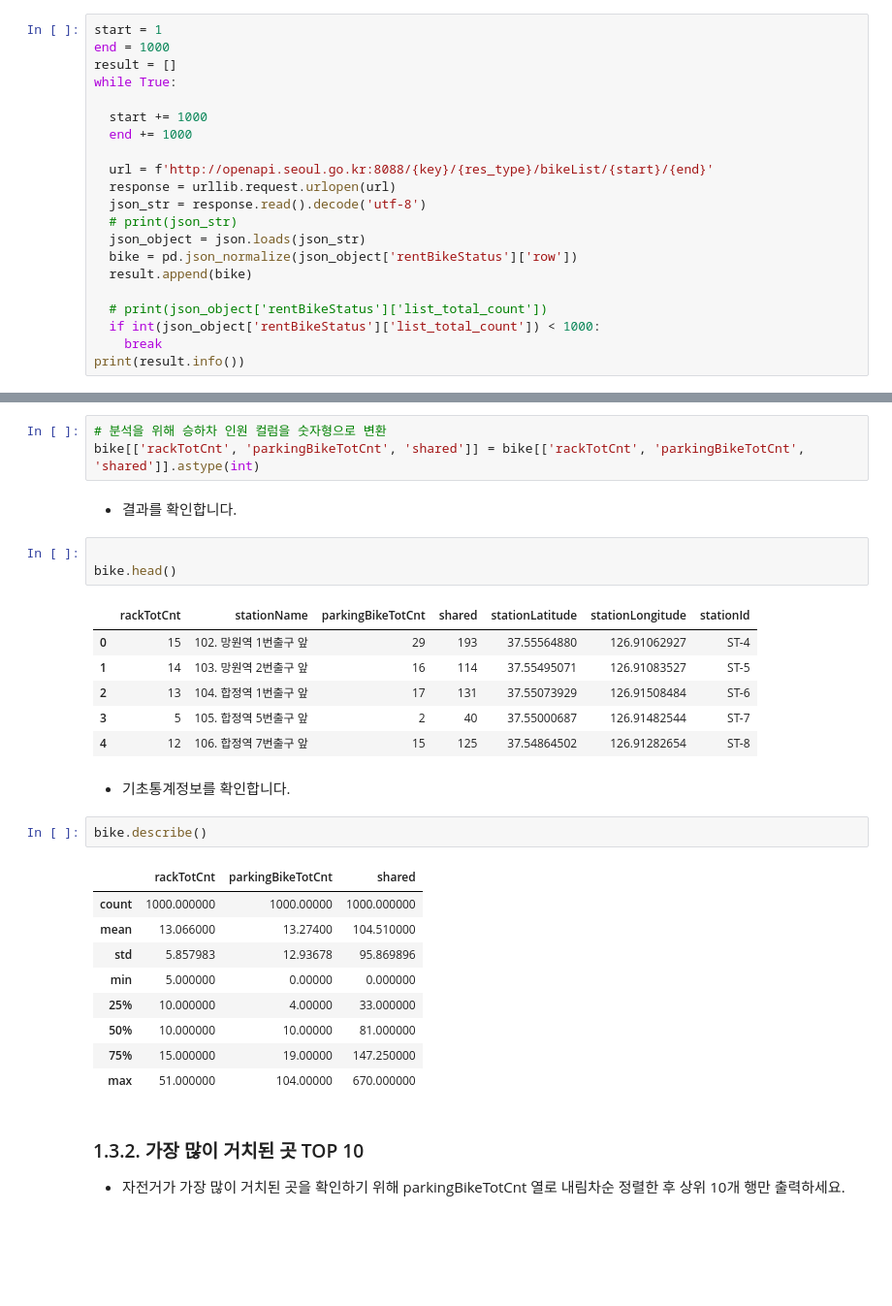
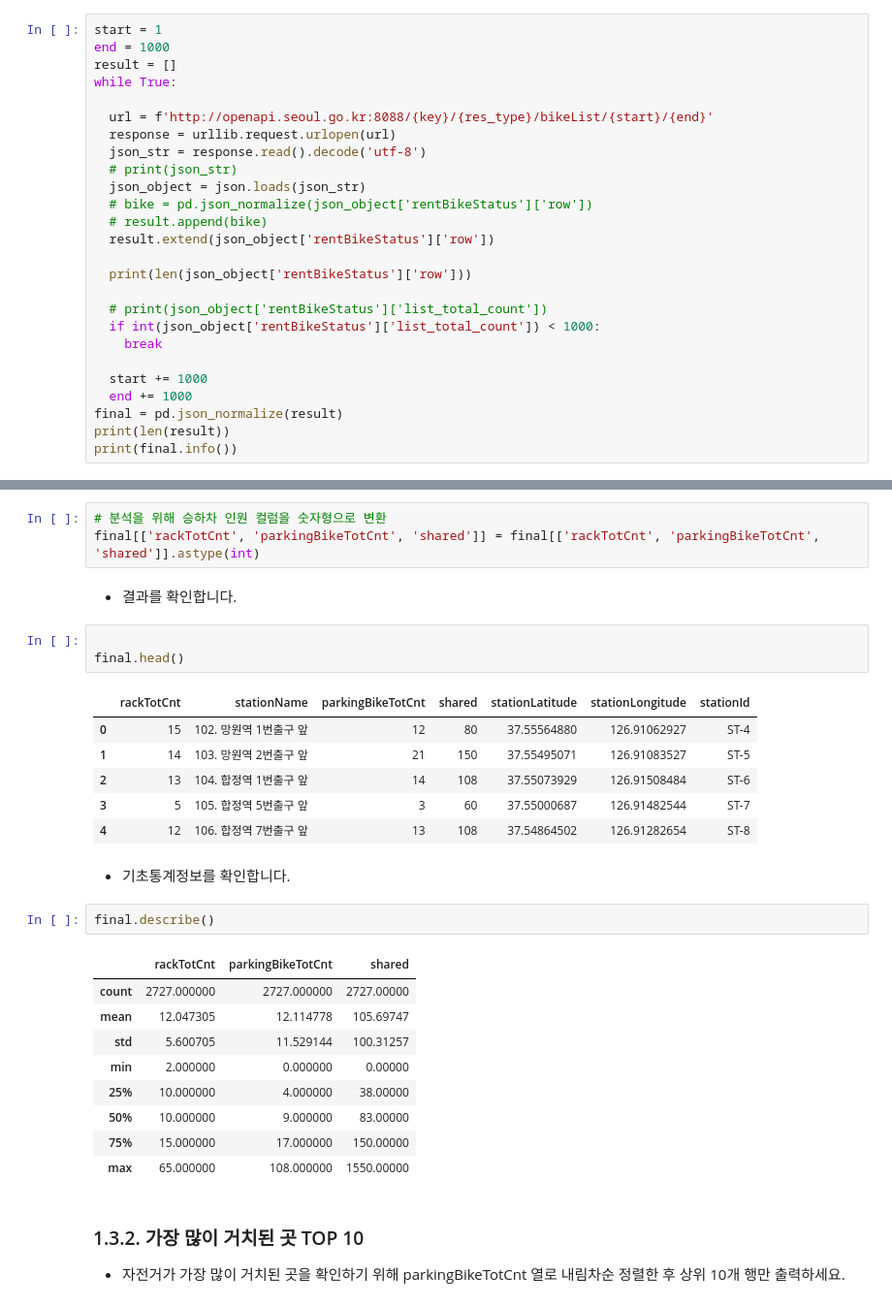
Before and after one commit to jexists/sk_network, a Jupyter notebook: 04.data_collection/50_실습_1/실습01_데이터수집_OpenAPI활용.ipynb, the cells around one changed output, grey strips where cells are left out. Shown at 97% size. Cells and saved outputs as stored; diff of their text form; blank space fills up the shorter version.

```diff
--- a/04.data_collection/50_실습_1/실습01_데이터수집_OpenAPI활용.ipynb
+++ b/04.data_collection/50_실습_1/실습01_데이터수집_OpenAPI활용.ipynb
@@ -62,19 +62,24 @@ end = 1000
 result = []
 while True:
 
-  start += 1000
-  end += 1000
-
   url = f'http://openapi.seoul.go.kr:8088/{key}/{res_type}/bikeList/{start}/{end}'
   response = urllib.request.urlopen(url)
   json_str = response.read().decode('utf-8')
   # print(json_str)
   json_object = json.loads(json_str)
-  bike = pd.json_normalize(json_object['rentBikeStatus']['row'])
-  result.append(bike)
+  # bike = pd.json_normalize(json_object['rentBikeStatus']['row'])
+  # result.append(bike)
+  result.extend(json_object['rentBikeStatus']['row'])
+
+  print(len(json_object['rentBikeStatus']['row']))
 
   # print(json_object['rentBikeStatus']['list_total_count'])
   if int(json_object['rentBikeStatus']['list_total_count']) < 1000:
     break
-print(result.info())
+
+  start += 1000
+  end += 1000
+final = pd.json_normalize(result)
+print(len(result))
+print(final.info())
 # %% [output]
@@ -134,33 +193,33 @@ memory usage: 54.8 KB
 - 구문 예) df['Money'].astype('int')
 # %%
 # 분석을 위해 승하차 인원 컬럼을 숫자형으로 변환
-bike[['rackTotCnt', 'parkingBikeTotCnt', 'shared']] = bike[['rackTotCnt', 'parkingBikeTotCnt', 'shared']].astype(int)
+final[['rackTotCnt', 'parkingBikeTotCnt', 'shared']] = final[['rackTotCnt', 'parkingBikeTotCnt', 'shared']].astype(int)
 # %% [markdown]
 - 결과를 확인합니다.
 # %%
 
-bike.head()
+final.head()
 # %% [output]
 |  | rackTotCnt | stationName | parkingBikeTotCnt | shared | stationLatitude | stationLongitude | stationId |
-| 0 | 15 | 102. 망원역 1번출구 앞 | 29 | 193 | 37.55564880 | 126.91062927 | ST-4 |
-| 1 | 14 | 103. 망원역 2번출구 앞 | 16 | 114 | 37.55495071 | 126.91083527 | ST-5 |
-| 2 | 13 | 104. 합정역 1번출구 앞 | 17 | 131 | 37.55073929 | 126.91508484 | ST-6 |
-| 3 | 5 | 105. 합정역 5번출구 앞 | 2 | 40 | 37.55000687 | 126.91482544 | ST-7 |
-| 4 | 12 | 106. 합정역 7번출구 앞 | 15 | 125 | 37.54864502 | 126.91282654 | ST-8 |
+| 0 | 15 | 102. 망원역 1번출구 앞 | 12 | 80 | 37.55564880 | 126.91062927 | ST-4 |
+| 1 | 14 | 103. 망원역 2번출구 앞 | 21 | 150 | 37.55495071 | 126.91083527 | ST-5 |
+| 2 | 13 | 104. 합정역 1번출구 앞 | 14 | 108 | 37.55073929 | 126.91508484 | ST-6 |
+| 3 | 5 | 105. 합정역 5번출구 앞 | 3 | 60 | 37.55000687 | 126.91482544 | ST-7 |
+| 4 | 12 | 106. 합정역 7번출구 앞 | 13 | 108 | 37.54864502 | 126.91282654 | ST-8 |
 # %% [markdown]
 - 기초통계정보를 확인합니다.
 # %%
-bike.describe()
+final.describe()
 # %% [output]
 |  | rackTotCnt | parkingBikeTotCnt | shared |
-| count | 1000.000000 | 1000.00000 | 1000.000000 |
-| mean | 13.066000 | 13.27400 | 104.510000 |
-| std | 5.857983 | 12.93678 | 95.869896 |
-| min | 5.000000 | 0.00000 | 0.000000 |
-| 25% | 10.000000 | 4.00000 | 33.000000 |
-| 50% | 10.000000 | 10.00000 | 81.000000 |
-| 75% | 15.000000 | 19.00000 | 147.250000 |
-| max | 51.000000 | 104.00000 | 670.000000 |
+| count | 2727.000000 | 2727.000000 | 2727.00000 |
+| mean | 12.047305 | 12.114778 | 105.69747 |
+| std | 5.600705 | 11.529144 | 100.31257 |
+| min | 2.000000 | 0.000000 | 0.00000 |
+| 25% | 10.000000 | 4.000000 | 38.00000 |
+| 50% | 10.000000 | 9.000000 | 83.00000 |
+| 75% | 15.000000 | 17.000000 | 150.00000 |
+| max | 65.000000 | 108.000000 | 1550.00000 |
 # %% [markdown]
 ### 1.3.2. 가장 많이 거치된 곳 TOP 10
 
```
Also changed, not shown: parts of 11 cells of this notebook, 1 other file.
